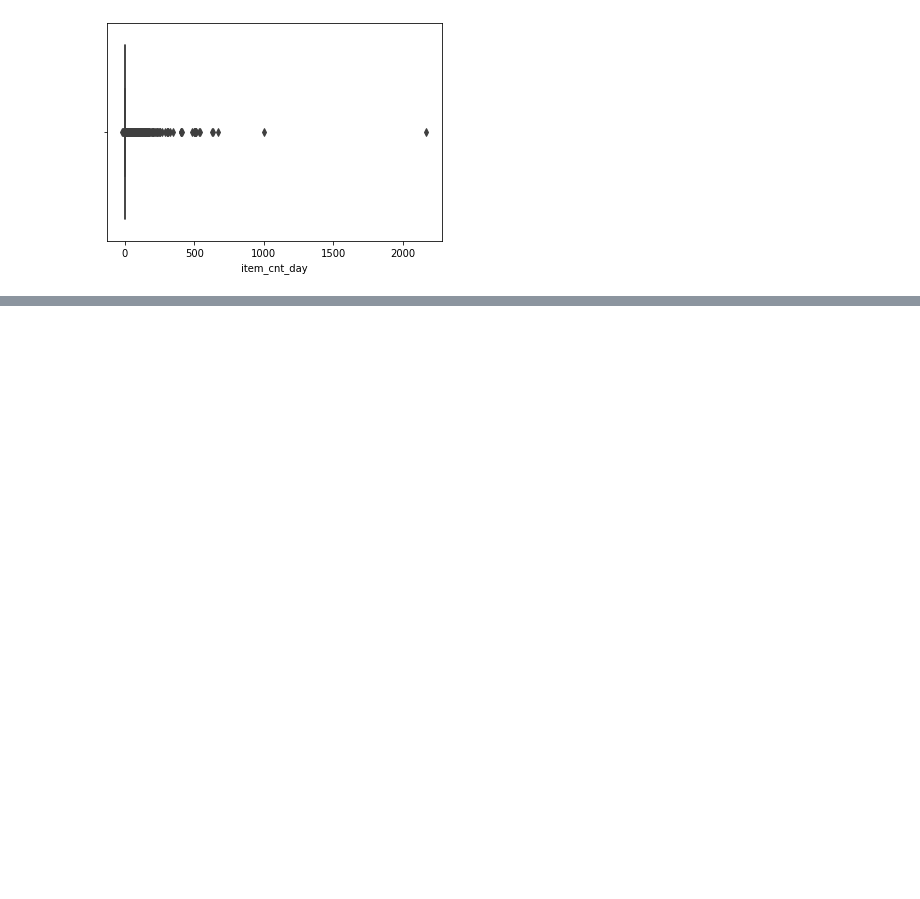
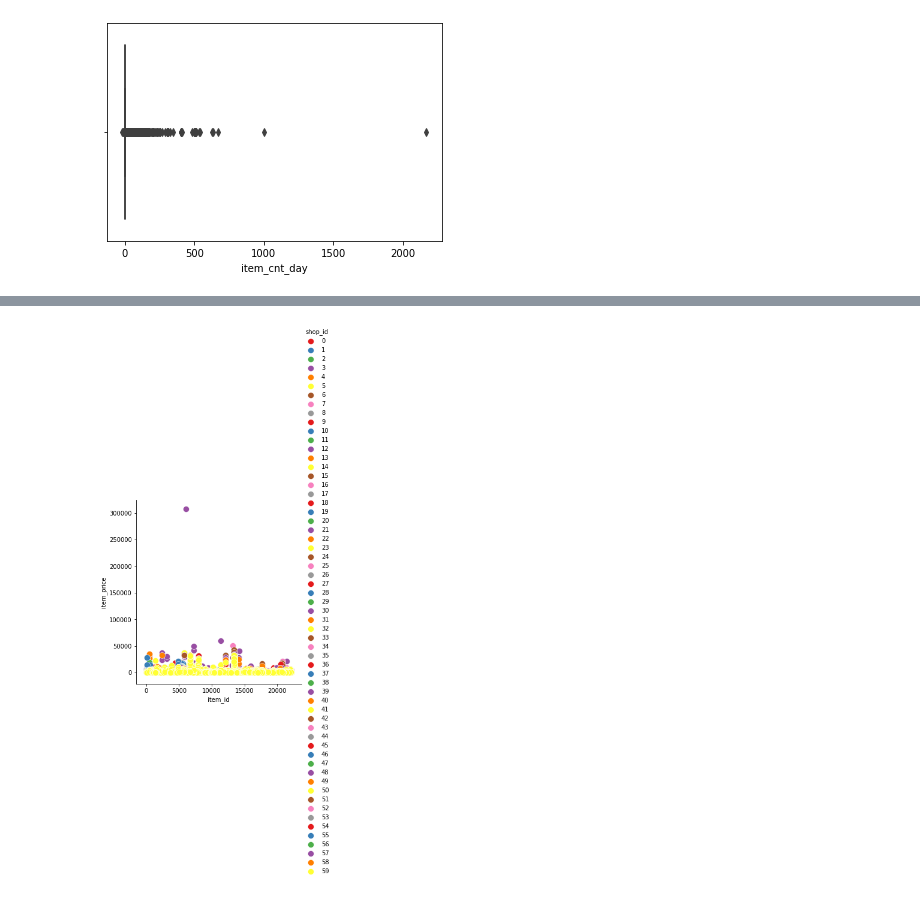
Before and after one commit to Shankar11/My_DataScience_Track, a Jupyter notebook: Capstones/01_predict_future_sales/Predict future sales - EDA-II.ipynb, the cells around one changed output, grey strips where cells are left out. Cells and saved outputs as stored; diff of their text form; code cells hidden in the pictures; blank space fills up the shorter version.

```diff
--- a/Capstones/01_predict_future_sales/Predict future sales - EDA-II.ipynb
+++ b/Capstones/01_predict_future_sales/Predict future sales - EDA-II.ipynb
@@ -116,0 +162,6 @@ sns.boxplot(x=sales_train['item_cnt_day'])
+# %%
+g = sns.FacetGrid(sales_train, hue="shop_id", palette="Set1", height=5 )
+g.map(plt.scatter, "item_id", "item_price", s=100, linewidth=.5, edgecolor="white")
+g.add_legend();
+# %% [output]
+[figure, added]
```
Also changed, not shown: parts of 5 cells of this notebook.
